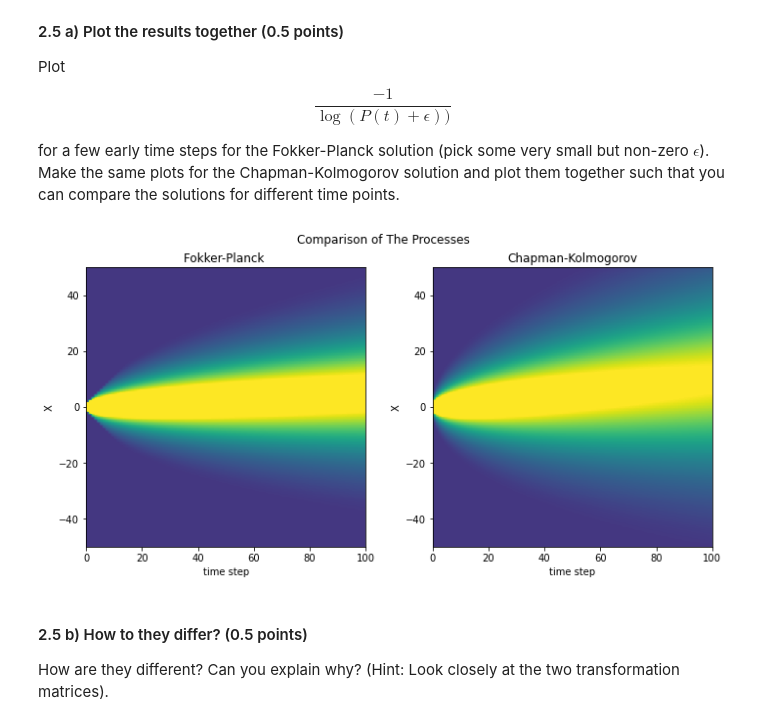
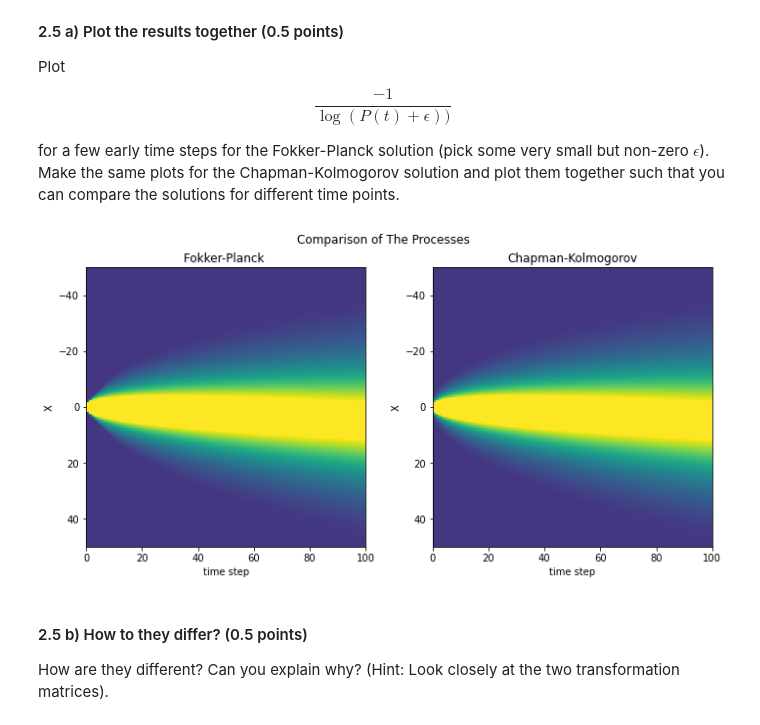
Before and after one commit to bramantyois/mhbf, a Jupyter notebook: week_06/decision-making-II.ipynb, the cells around one changed output. Cells and saved outputs as stored; diff of their text form; code cells hidden in the pictures.

```diff
--- a/week_06/decision-making-II.ipynb
+++ b/week_06/decision-making-II.ipynb
@@ -143,7 +143,7 @@ Now use your transition matrix to compute the distribution at each successive ti
 P1[50,0] = 1
 
 for t in range(1, P1.shape[1]):
-    P1[:,[t]] = P1_transition.T @ P1[:,[t-1]]
+    P1[:,[t]] = P1_transition @ P1[:,[t-1]]
 # %%
 """ Test that variable `P1` is defined """
 
@@ -322,7 +322,7 @@ Use the transition matrix from the previous step to compute the time-dependent d
 P2[50,0] = 1
 
 for t in range(1, P2.shape[1]):
-    P2[:,[t]] = P2_transition.T @ P2[:,[t-1]]
+    P2[:,[t]] = P2_transition @ P2[:,[t-1]]
 
 
 fig = plt.figure(figsize=(16, 8))
@@ -387,11 +387,11 @@ P2_transition_2 = fp_transition(N, 1, 0.5, 0.1, 1)
 P2_2[50,0] = 1
 
 for t in range(1, P2_2.shape[1]):
-    P2_2[:,[t]] = P2_transition_2.T @ P2_2[:,[t-1]]
+    P2_2[:,[t]] = P2_transition_2 @ P2_2[:,[t-1]]
 
 fig = plt.figure(figsize=(16, 8))
 ax = plt.subplot(2,1,1)
-im = ax.imshow(P2_2[:,:500], vmax=0.1, extent=[0, 500, -50, 50])
+im = ax.imshow(P2_2[:,:500], vmax=0.1, extent=[0, 500, 50, -50])
 plt.title('Probability of X of Fokker-Planck Model (Delta t  = 0.5)')
 ax.set_xlabel('time step')
 ax.set_ylabel('X')
@@ -405,7 +405,7 @@ ax3 = plt.subplot(2,3,6)
 axes = [ax1, ax2, ax3]
 slices = [0, 100, 200]
 for i, ax in enumerate(axes):
-    ax.plot(np.flip(xs), P2_2[:,slices[i]])
+    ax.plot(xs, P2_2[:,slices[i]])
     ax.set_title('PDF at time point: {}'.format(slices[i]))
     ax.set_xlabel('X')
     ax.set_ylabel('probability')
@@ -432,6 +432,16 @@ for a few early time steps for the Fokker-Planck solution (pick some very small
 def log_p(x, eps=1e-9):
     return -1 / np.log(x + eps)
 
+xs = np.linspace(-50, 50, N)
+xxp, xx = np.meshgrid(xs, xs)
+
+P1_transition2 = CK_transition(xx, xxp, 0.5, mean = 0.1, std = 1)
+extent = [-50 , 50, -50 , 50]
+P1_2 = np.zeros_like(P1)
+P1_2[50,0] = 1
+
+for t in range(1, P1_2.shape[1]):
+    P1_2[:,[t]] = P1_transition2 @ P1_2[:,[t-1]]
 # x_pos = [50, 51, 60]
 # t_plot = M
 # t = np.arange(0, t_plot, 1)
@@ -443,36 +453,36 @@ def log_p(x, eps=1e-9):
 
 # axes = [ax1, ax2, ax3]
 # for i, ax in enumerate(axes):
 #     p_fp = P2_2[x_pos[i], :t_plot]
 #     p_ck = P1[x_pos[i], :t_plot]
 #     ax.plot(t,  log_p(p_fp), label='Fokker-Planck')
 #     ax.plot(t,  log_p(p_ck), label='Chapman-Kolmogorov')
 #     ax.set_title('Probability for X: {}'.format(x_pos[i]))
 #     ax.set_xlabel('probability')
 #     ax.set_ylabel('log probability')
 #     ax.legend()
 # # fig.tight_layout()
 # plt.show()
 
 
 fig, ax = plt.subplots(1, 2, figsize=(10,5), sharex=True)
-im = ax[0].imshow(log_p(P2_2[:,1:100]), vmax=0.3, vmin=0, extent=[0, 100, -50, 50])
+im = ax[0].imshow(log_p(P2_2[:,1:100]), vmax=0.3, vmin=0, extent=[0, 100, 50, -50])
 ax[0].set_title('Fokker-Planck ')
 ax[0].set_xlabel('time step')
 ax[0].set_ylabel('X')
 
 
 #ax = plt.subplot(2,1,2)
-im = ax[1].imshow(log_p(P1[:,1:100]), vmax=0.3, vmin=0, extent=[0, 100, -50, 50])
+im = ax[1].imshow(log_p(P1_2[:,1:100]), vmax=0.3, vmin=0, extent=[0, 100, 50, -50])
 ax[1].set_title('Chapman-Kolmogorov')
 ax[1].set_xlabel('time step')
 ax[1].set_ylabel('X')
 
 fig.suptitle('Comparison of The Processes')
 fig.tight_layout()
 plt.show()
 # %% [output]
-[figure, old version]
+[figure, new version]
 # %% [markdown]
 #### 2.5 b) How to they differ? (0.5 points)
 
```
Also changed, not shown: parts of 5 cells of this notebook, 6 other files.
